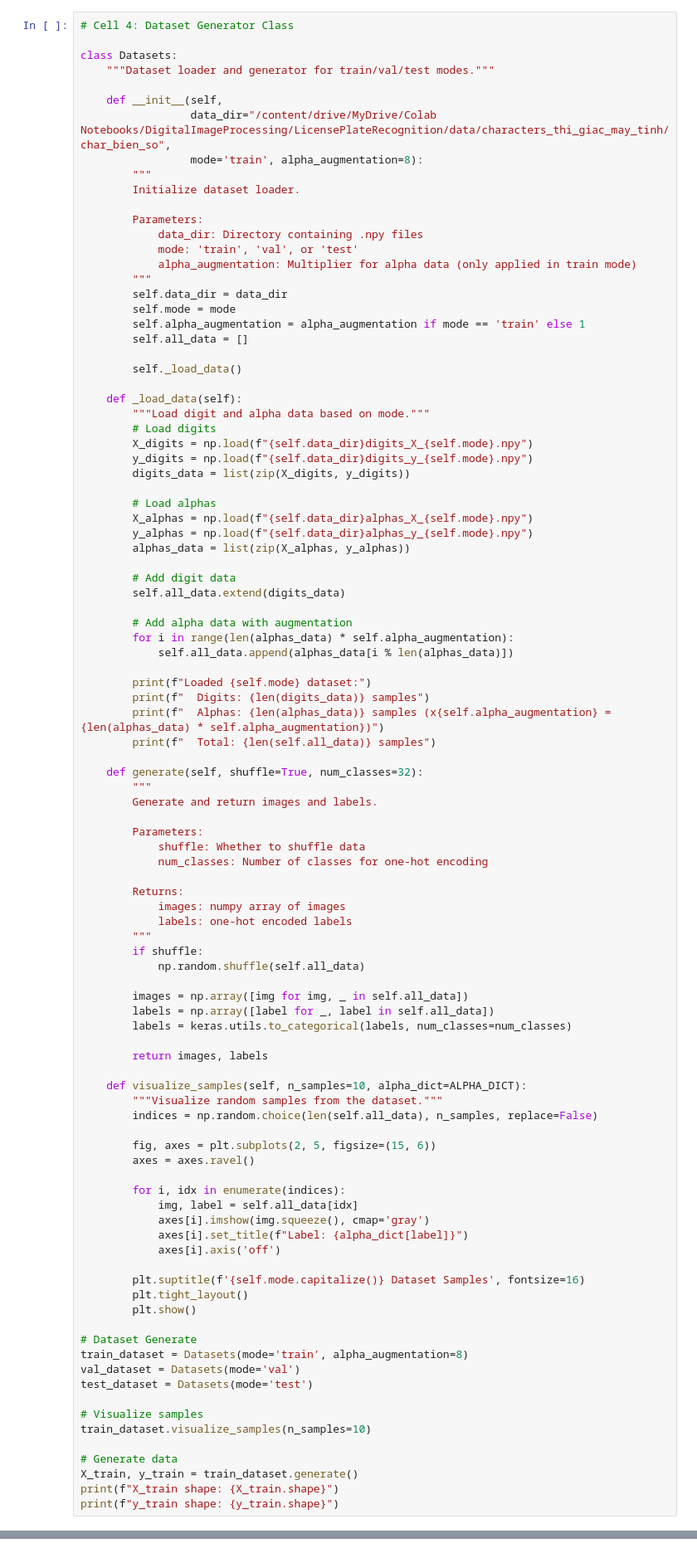
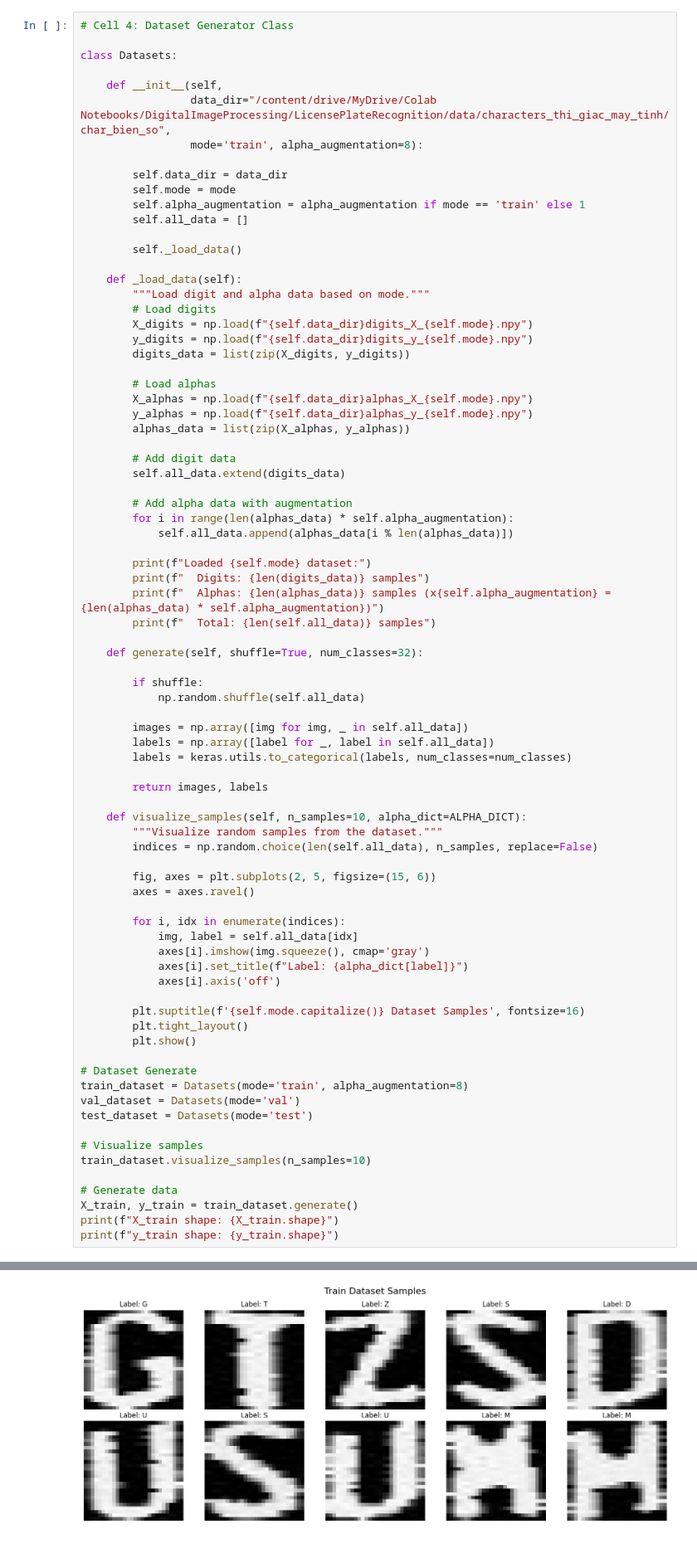
Before and after one commit to hieunh21/License-Plate-Recognition, a Jupyter notebook: CharacterRecognition.ipynb, the cells around one changed output, grey strips where cells are left out. Shown at 83% size. Cells and saved outputs as stored; diff of their text form.

```diff
--- a/CharacterRecognition.ipynb
+++ b/CharacterRecognition.ipynb
@@ -195,19 +198,11 @@ split_data = split_and_save_data(X_digits, y_digits, X_alphas, y_alphas)
 # Cell 4: Dataset Generator Class
 
 class Datasets:
-    """Dataset loader and generator for train/val/test modes."""
 
     def __init__(self,
                  data_dir="/content/drive/MyDrive/Colab Notebooks/DigitalImageProcessing/LicensePlateRecognition/data/characters_thi_giac_may_tinh/char_bien_so",
                  mode='train', alpha_augmentation=8):
-        """
-        Initialize dataset loader.
 
-        Parameters:
-            data_dir: Directory containing .npy files
-            mode: 'train', 'val', or 'test'
-            alpha_augmentation: Multiplier for alpha data (only applied in train mode)
-        """
         self.data_dir = data_dir
         self.mode = mode
         self.alpha_augmentation = alpha_augmentation if mode == 'train' else 1
@@ -240,17 +235,7 @@ class Datasets:
         print(f"  Total: {len(self.all_data)} samples")
 
     def generate(self, shuffle=True, num_classes=32):
-        """
-        Generate and return images and labels.
 
-        Parameters:
-            shuffle: Whether to shuffle data
-            num_classes: Number of classes for one-hot encoding
-
-        Returns:
-            images: numpy array of images
-            labels: one-hot encoded labels
-        """
         if shuffle:
             np.random.shuffle(self.all_data)
 
@@ -289,3 +274,4 @@ train_dataset.visualize_samples(n_samples=10)
 X_train, y_train = train_dataset.generate()
 print(f"X_train shape: {X_train.shape}")
 print(f"y_train shape: {y_train.shape}")
+# %% [output]
@@ -291,0 +290 @@ print(f"y_train shape: {y_train.shape}")
+[figure, added]
```
Also changed, not shown: parts of 10 cells of this notebook, 1 other file.
